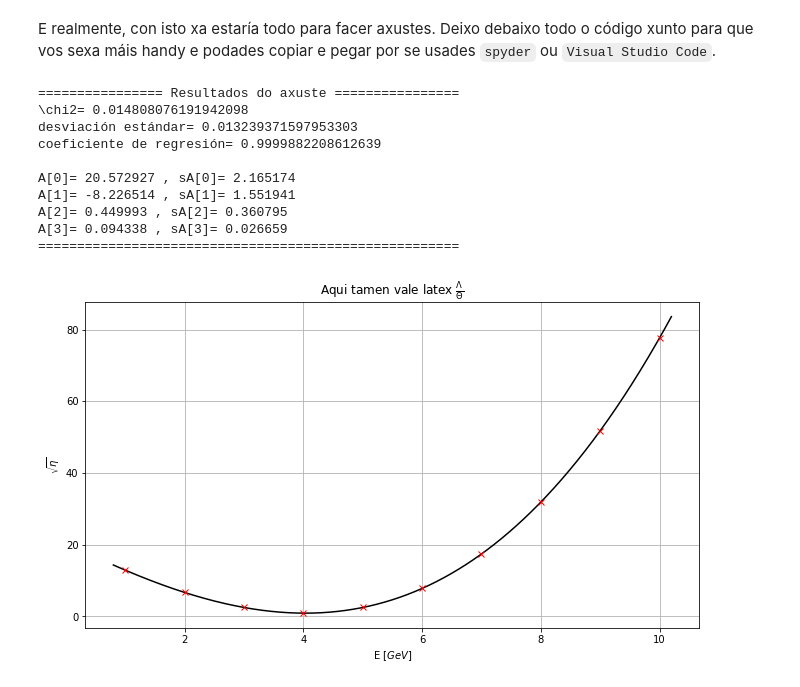
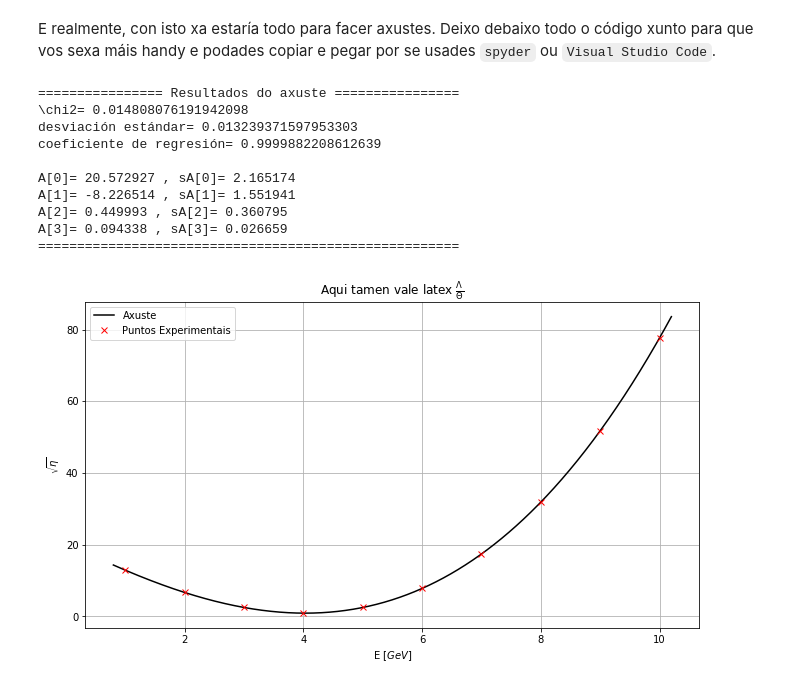
Before and after one commit to saulsolino/python-for-dummies, a Jupyter notebook: python_for_dummies_axuste1.ipynb, the cells around one changed output. Saved outputs shown, nothing was run; the diff lists cells and outputs as text; code cells hidden in the pictures.

```diff
--- a/python_for_dummies_axuste1.ipynb
+++ b/python_for_dummies_axuste1.ipynb
@@ -228,31 +228,32 @@ print()
 for i in range(NC):
     print( 'A[{0:d}]= {1:f} , sA[{0:d}]= {2:f}'.format(i,coef[i],E[i]))
 
 print( '======================================================')
 
 plt.figure(figsize = (11,6))
 plt.grid(True)
 
 xt=np.linspace(x[0]-0.2,x[-1]+0.2,1000) #Aquí eu recomendovos restar un pouco ao primeiro valor e sumar un pouco ao último, queda máis bonito
 yt=funcion_axuste(xt,*coef)
 
 plt.plot(xt, yt, 'k-', label = 'Axuste')
 plt.plot(x, y, 'rx', label = 'Puntos Experimentais')
 
 plt.title(titulo)
 plt.xlabel(label_x)
 plt.ylabel(label_y)
+plt.legend(loc = 'best')
 plt.plot()
 plt.show()
 # %% [output]
 ================ Resultados do axuste ================
 \chi2= 0.014808076191942098
 desviación estándar= 0.013239371597953303
 coeficiente de regresión= 0.9999882208612639
 
 A[0]= 20.572927 , sA[0]= 2.165174
 A[1]= -8.226514 , sA[1]= 1.551941
 A[2]= 0.449993 , sA[2]= 0.360795
 A[3]= 0.094338 , sA[3]= 0.026659
 ======================================================
-[figure, old version]
+[figure, new version]
```
